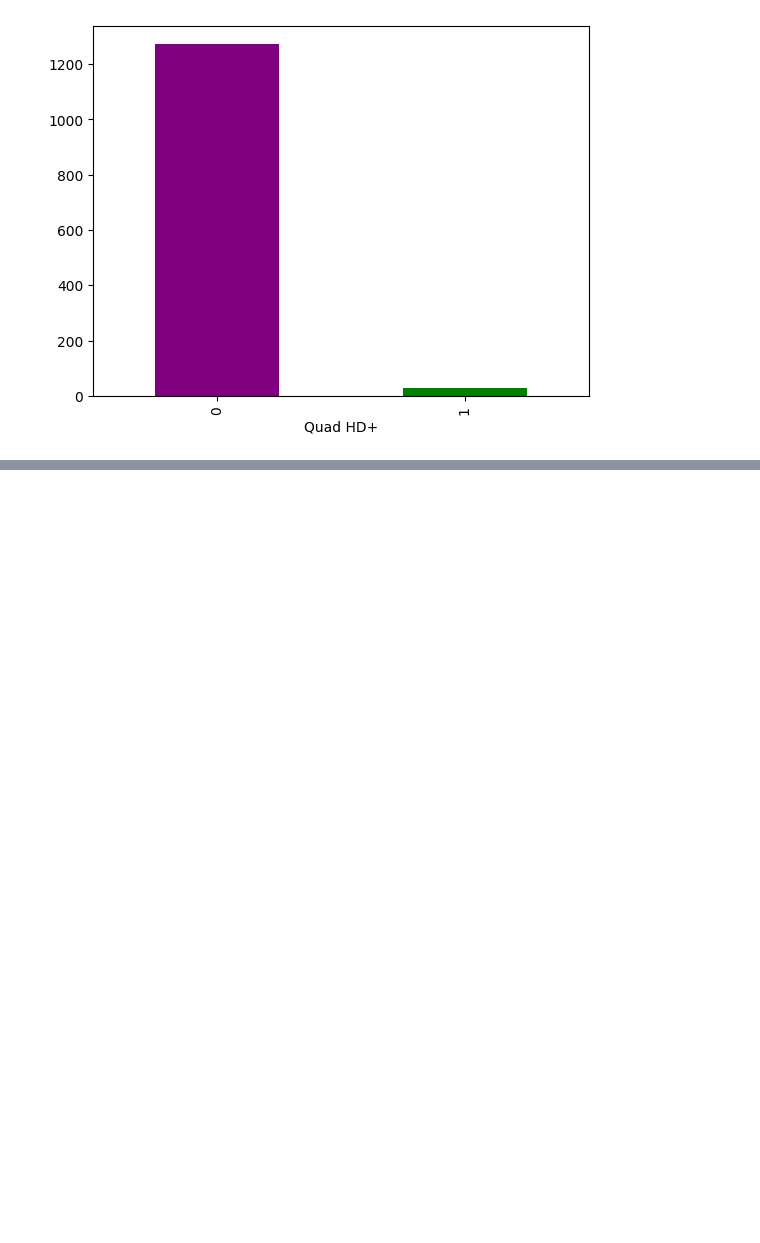
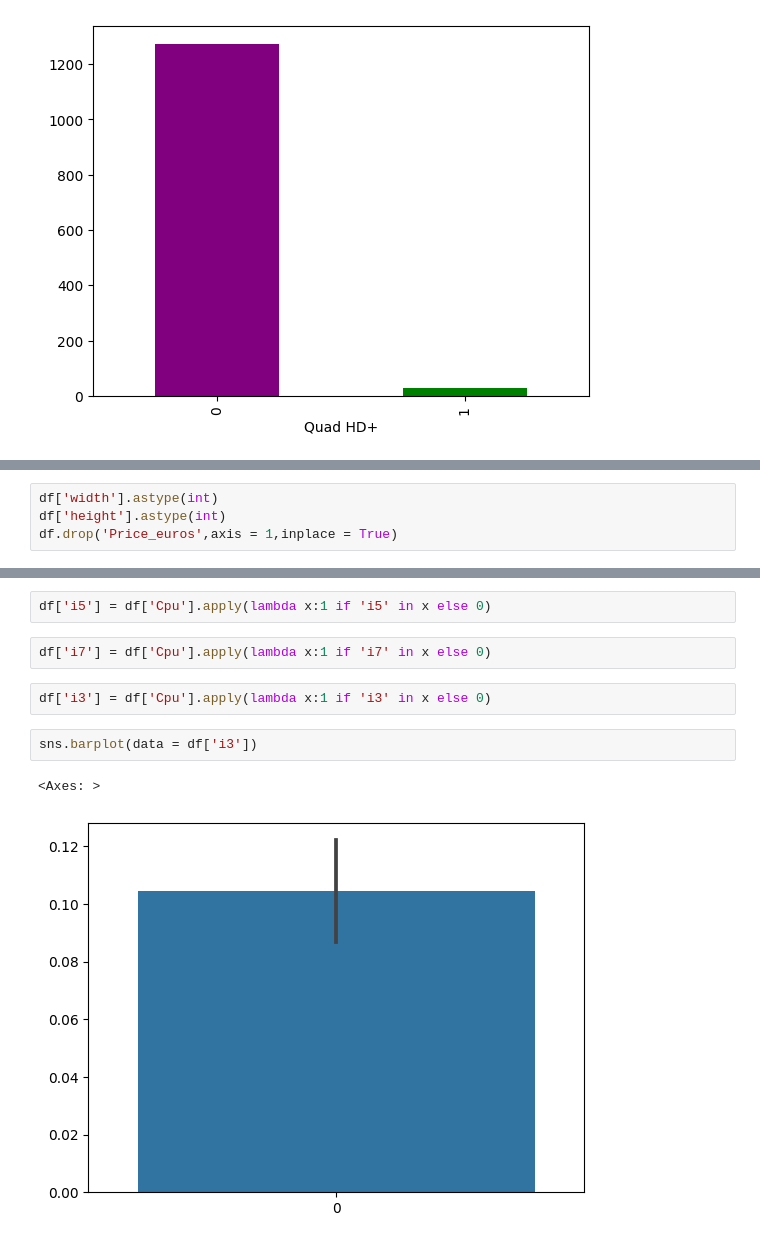
Before and after one commit to 23ME30056/Lappy_price, a Jupyter notebook: main.ipynb, the cells around one changed output, grey strips where cells are left out. Cells and saved outputs as stored; diff of their text form; blank space fills up the shorter version.

Commit message:
Kaggle Notebook | laptop price predictor | Version 1

```diff
--- a/main.ipynb
+++ b/main.ipynb
@@ -240,0 +264,4 @@ df['Quad HD+'].value_counts().plot(kind = "bar",color = colors)
+# %%
+df['width'].astype(int)
+df['height'].astype(int)
+df.drop('Price_euros',axis = 1,inplace = True)
@@ -240,0 +339,11 @@ df['Quad HD+'].value_counts().plot(kind = "bar",color = colors)
+# %%
+df['i5'] = df['Cpu'].apply(lambda x:1 if 'i5' in x else 0)
+# %%
+df['i7'] = df['Cpu'].apply(lambda x:1 if 'i7' in x else 0)
+# %%
+df['i3'] = df['Cpu'].apply(lambda x:1 if 'i3' in x else 0)
+# %%
+sns.barplot(data = df['i3'])
+# %% [output]
+<Axes: >
+[figure, added]
```
Also changed, not shown: parts of 9 cells of this notebook.
